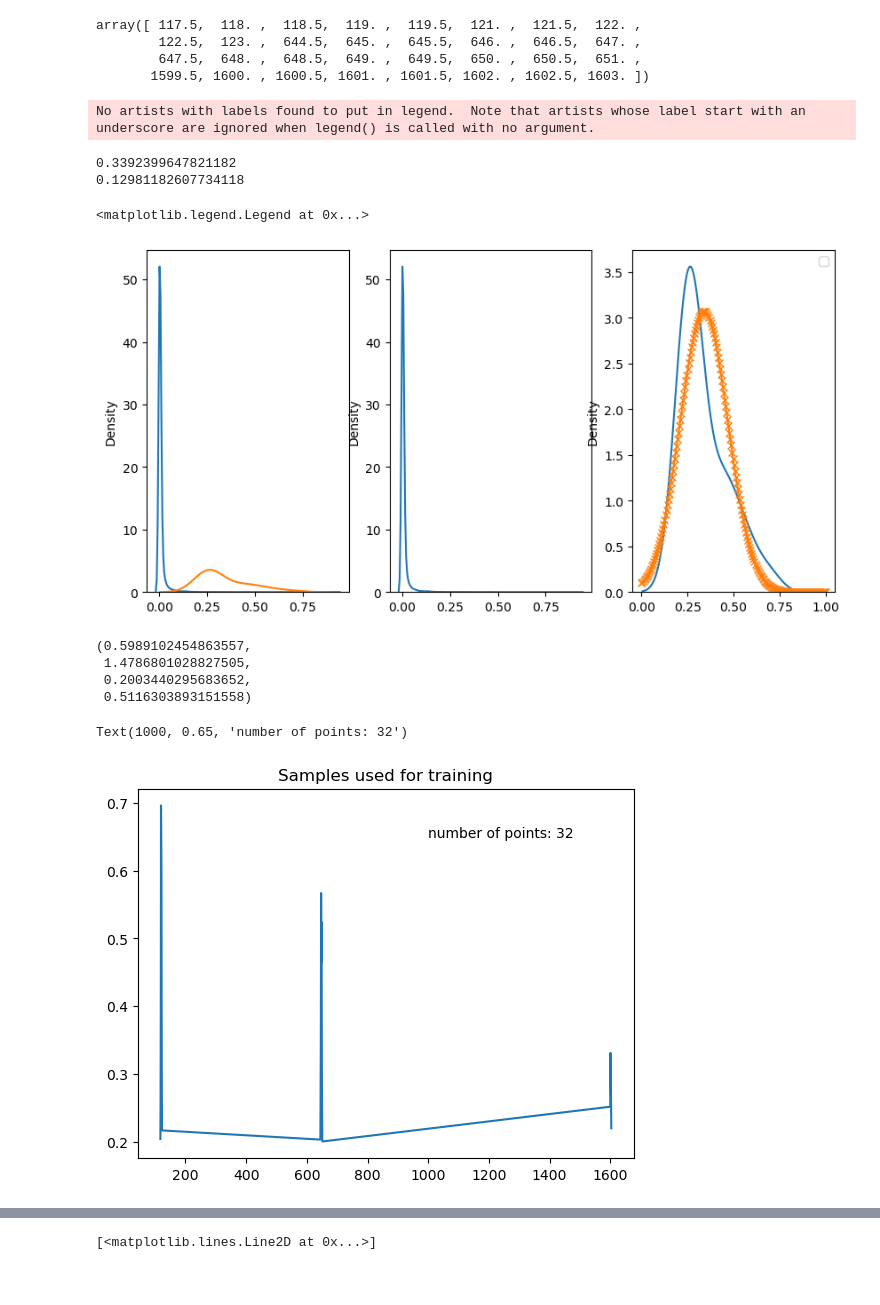
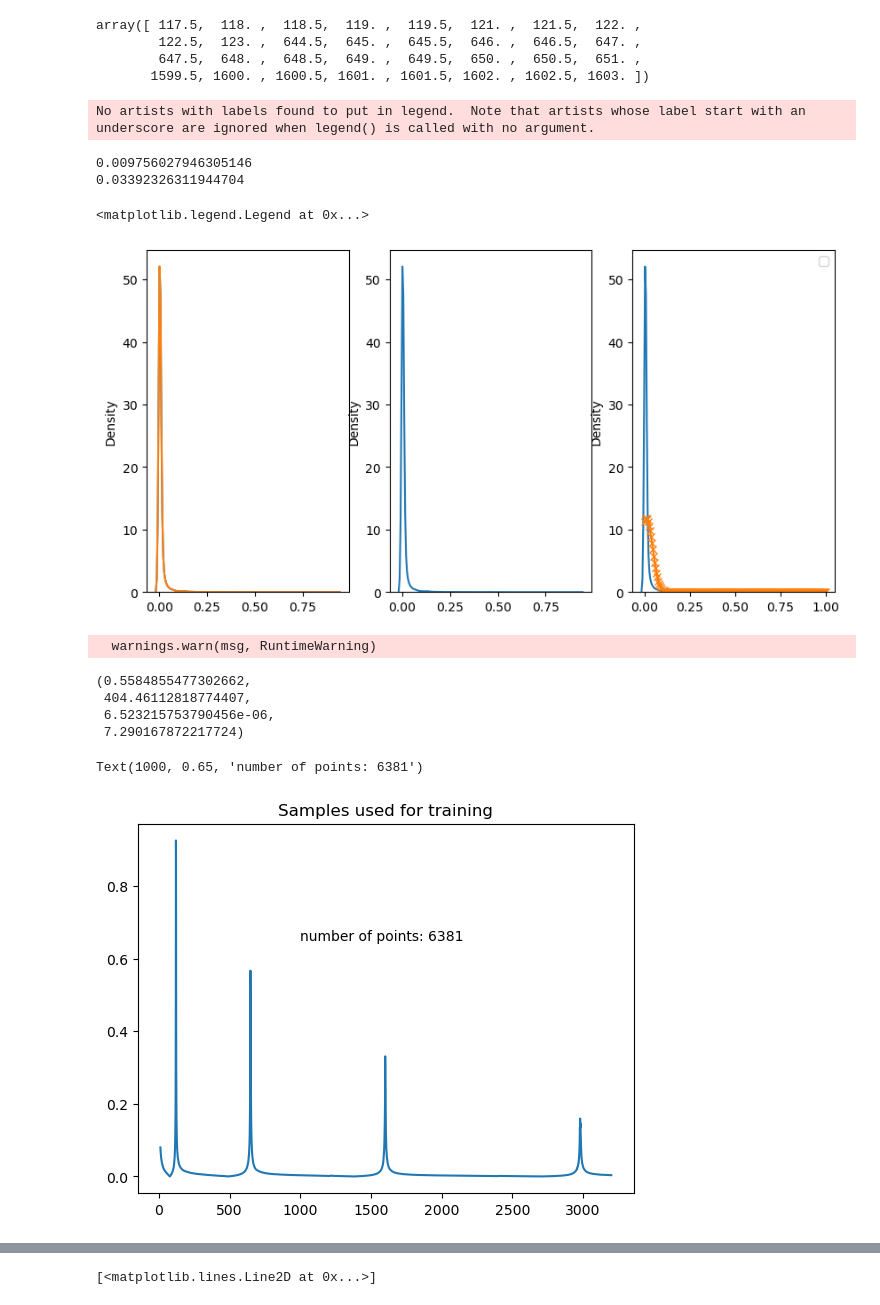
Before and after one commit to taboleiro/BayesianVibrationsModeling, a Jupyter notebook: notebooks/densityApproach.ipynb, the cells around one changed output, grey strips where cells are left out. Cells and saved outputs as stored; diff of their text form; code cells hidden in the pictures.

Commit message:
Testing priors and updating figures for the report

```diff
--- a/notebooks/densityApproach.ipynb
+++ b/notebooks/densityApproach.ipynb
@@ -39,39 +39,40 @@ array([ 117.5,  118. ,  118.5,  119. ,  119.5,  121. ,  121.5,  122. ,
        1599.5, 1600. , 1600.5, 1601. , 1601.5, 1602. , 1602.5, 1603. ])
 # %%
 fig, axes = plt.subplots(figsize=(10,5), ncols=3, nrows=1)
-goal = mobility[np.logical_and(mobility>0.2, mobility<0.75)]
-goalFreq = freq[np.logical_and(mobility>0.2, mobility<0.75)]
+goal = mobility#[np.logical_and(mobility>0.2, mobility<0.75)]
+goalFreq = freq#[np.logical_and(mobility>0.2, mobility<0.75)]
 sns.kdeplot(mobility, label="mobility all values", ax=axes[0])
 sns.kdeplot(goal, label="mobility > 0.2", ax=axes[0])
 sns.kdeplot(mobility, ax=axes[1])
 meanDist = mean(goal)
 stdDist = stdev(goal)
 print(meanDist)
 print(stdDist)
 x = np.linspace(0, 1, 200)
 sns.kdeplot(goal, ax=axes[2])
 axes[2].plot(x, stats.norm.pdf(x, meanDist, stdDist), "x-")
 plt.legend()
 # %% [output]
 No artists with labels found to put in legend.  Note that artists whose label start with an underscore are ignored when legend() is called with no argument.
-0.3392399647821182
-0.12981182607734118
+0.009756027946305146
+0.03392326311944704
 <matplotlib.legend.Legend at 0x...>
-[figure, old version]
+[figure, new version]
 # %%
 stats.beta.fit(goal)
 # %% [output]
-(0.5989102454863557,
- 1.4786801028827505,
- 0.2003440295683652,
- 0.5116303893151558)
+  warnings.warn(msg, RuntimeWarning)
+(0.5584855477302662,
+ 404.46112818774407,
+ 6.523215753790456e-06,
+ 7.290167872217724)
 # %%
 plt.plot(goalFreq, goal)
 plt.title("Samples used for training")
 plt.text(1000, 0.65,"number of points: "+str(len(goal)))
 # %% [output]
-Text(1000, 0.65, 'number of points: 32')
+Text(1000, 0.65, 'number of points: 6381')
-[figure, old version]
+[figure, new version]
 # %%
 E_values = []
 rho_values = []
```
Also changed, not shown: parts of 8 cells of this notebook, 4 other files.
